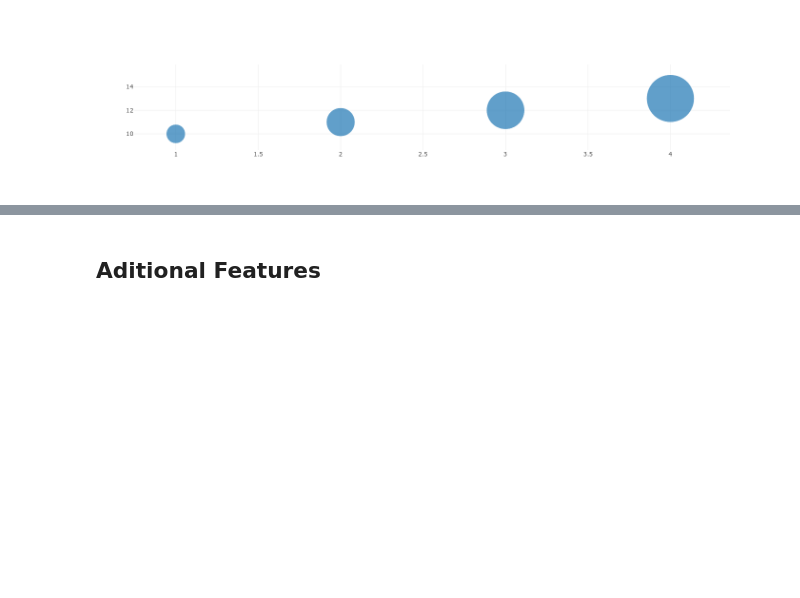
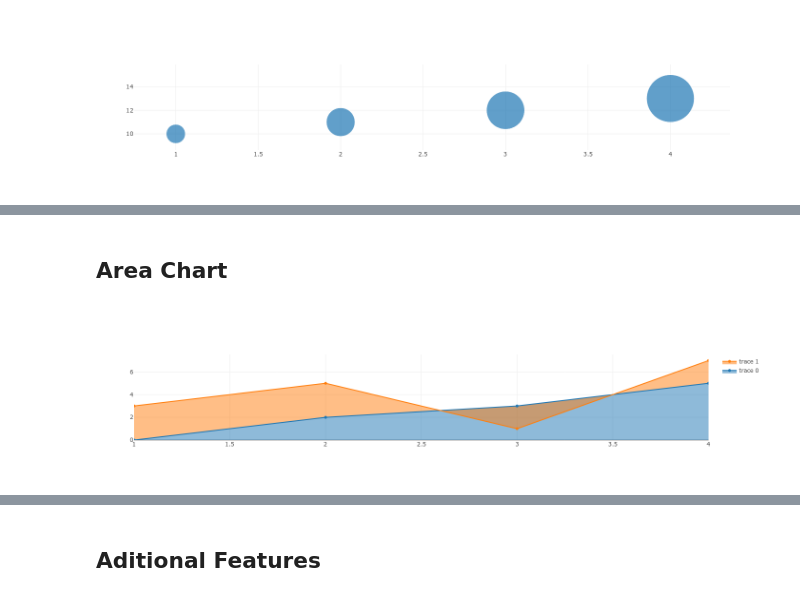
Before and after one commit to lobato767/facens-dataviz, a Jupyter notebook: lectures/Lecture3/Demo3.Plotly.ipynb, the cells around one changed output, grey strips where cells are left out. Drawn from its saved outputs; the diff is of its cells as text; code cells hidden in the pictures; blank space fills up the shorter version.

```diff
--- a/lectures/Lecture3/Demo3.Plotly.ipynb
+++ b/lectures/Lecture3/Demo3.Plotly.ipynb
@@ -192,0 +221,18 @@ py.iplot(data)
+# %% [markdown]
+## Area Chart
+# %%
+trace1 = go.Scatter(
+    x=[1, 2, 3, 4],
+    y=[0, 2, 3, 5],
+    fill='tozeroy'
+)
+trace2 = go.Scatter(
+    x=[1, 2, 3, 4],
+    y=[3, 5, 1, 7],
+    fill='tonexty' #toself
+)
+
+data = [trace1, trace2]
+py.iplot(data, filename='basic-area')
+# %% [output]
+[figure, added]
```
Also changed, not shown: parts of 15 cells of this notebook.
